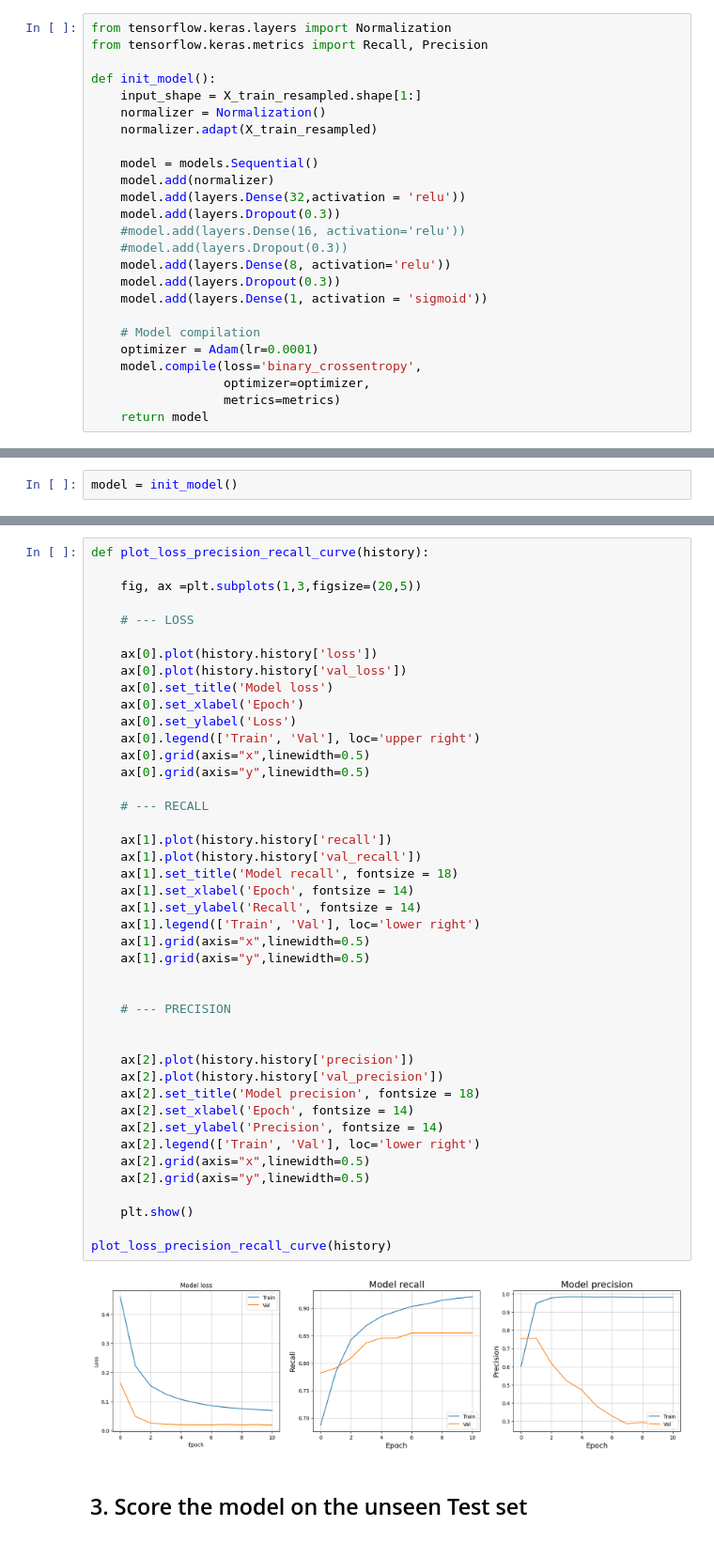
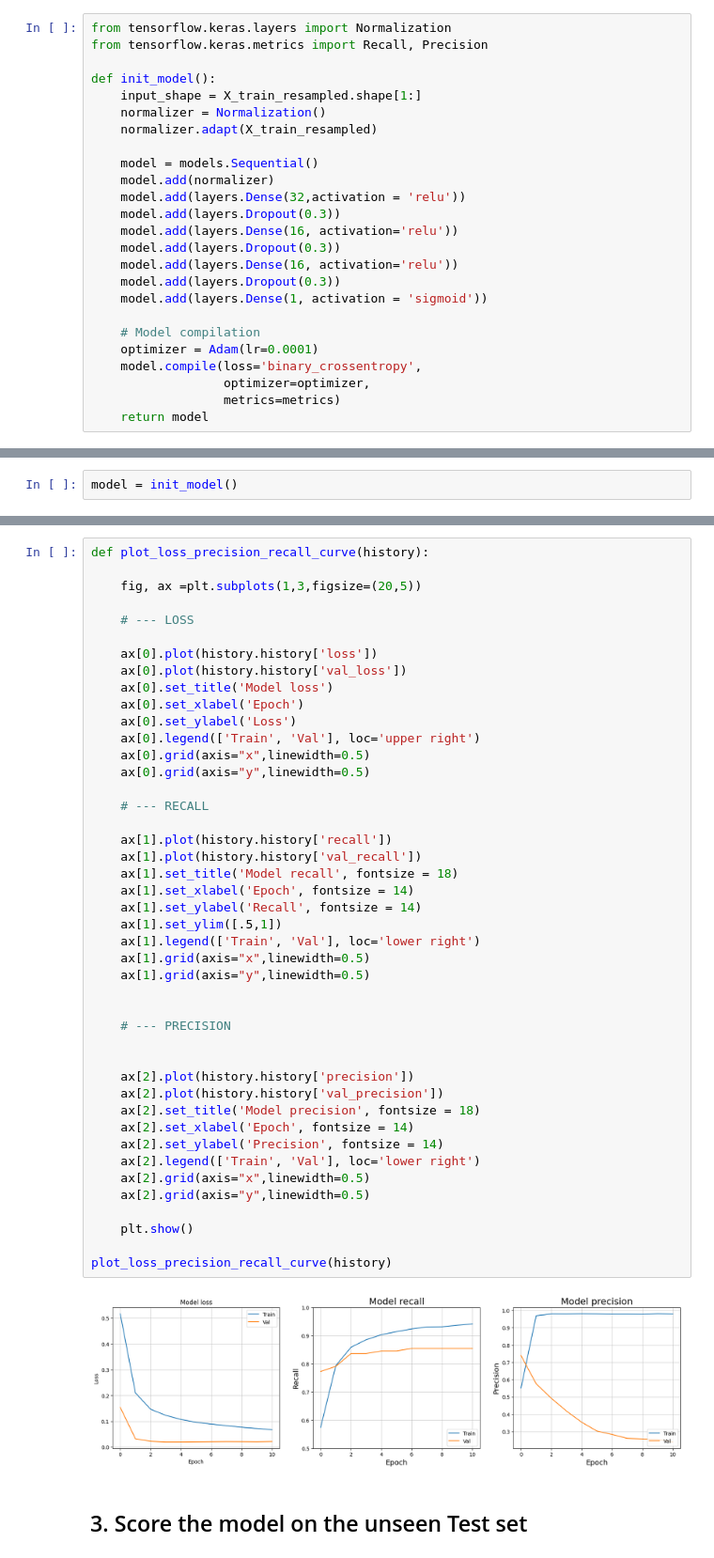
Before and after one commit to Shahab89/Credit_Card_Fraud_Detection, a Jupyter notebook: credit_card.ipynb, the cells around one changed output, grey strips where cells are left out. Shown at 94% size. Drawn from its saved outputs; the diff is of its cells as text.

```diff
--- a/credit_card.ipynb
+++ b/credit_card.ipynb
@@ -225,9 +225,9 @@ def init_model():
     model.add(normalizer)
     model.add(layers.Dense(32,activation = 'relu'))
     model.add(layers.Dropout(0.3))
-    #model.add(layers.Dense(16, activation='relu'))
-    #model.add(layers.Dropout(0.3))
-    model.add(layers.Dense(8, activation='relu'))
+    model.add(layers.Dense(16, activation='relu'))
+    model.add(layers.Dropout(0.3))
+    model.add(layers.Dense(16, activation='relu'))
     model.add(layers.Dropout(0.3))
     model.add(layers.Dense(1, activation = 'sigmoid'))
 
@@ -313,34 +313,35 @@ def plot_loss_precision_recall_curve(history):
     ax[0].grid(axis="y",linewidth=0.5)
 
     # --- RECALL
 
     ax[1].plot(history.history['recall'])
     ax[1].plot(history.history['val_recall'])
     ax[1].set_title('Model recall', fontsize = 18)
     ax[1].set_xlabel('Epoch', fontsize = 14)
     ax[1].set_ylabel('Recall', fontsize = 14)
+    ax[1].set_ylim([.5,1])
     ax[1].legend(['Train', 'Val'], loc='lower right')
     ax[1].grid(axis="x",linewidth=0.5)
     ax[1].grid(axis="y",linewidth=0.5)
 
 
     # --- PRECISION
 
 
     ax[2].plot(history.history['precision'])
     ax[2].plot(history.history['val_precision'])
     ax[2].set_title('Model precision', fontsize = 18)
     ax[2].set_xlabel('Epoch', fontsize = 14)
     ax[2].set_ylabel('Precision', fontsize = 14)
     ax[2].legend(['Train', 'Val'], loc='lower right')
     ax[2].grid(axis="x",linewidth=0.5)
     ax[2].grid(axis="y",linewidth=0.5)
 
     plt.show()
 
 plot_loss_precision_recall_curve(history)
 # %% [output]
-[figure, old version]
+[figure, new version]
 # %% [markdown]
 ## 3. Score the model on the unseen Test set
 # %%
```
Also changed, not shown: parts of 8 cells of this notebook.
